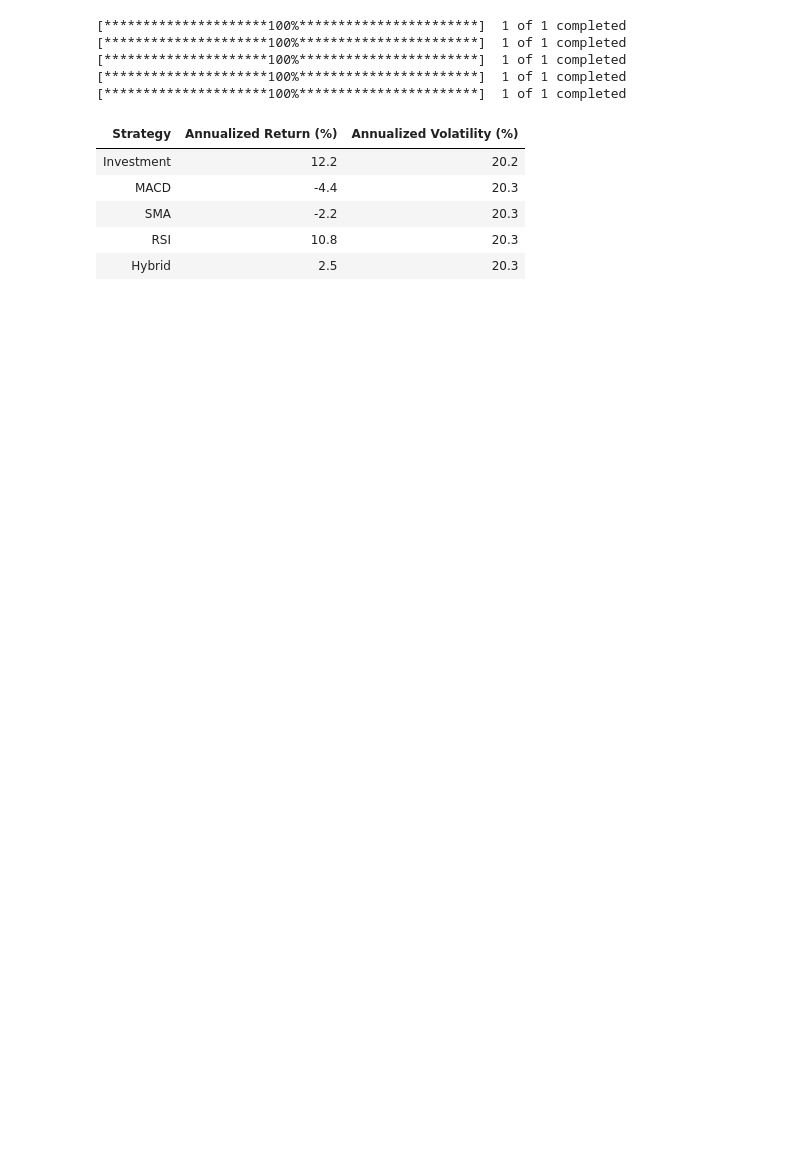
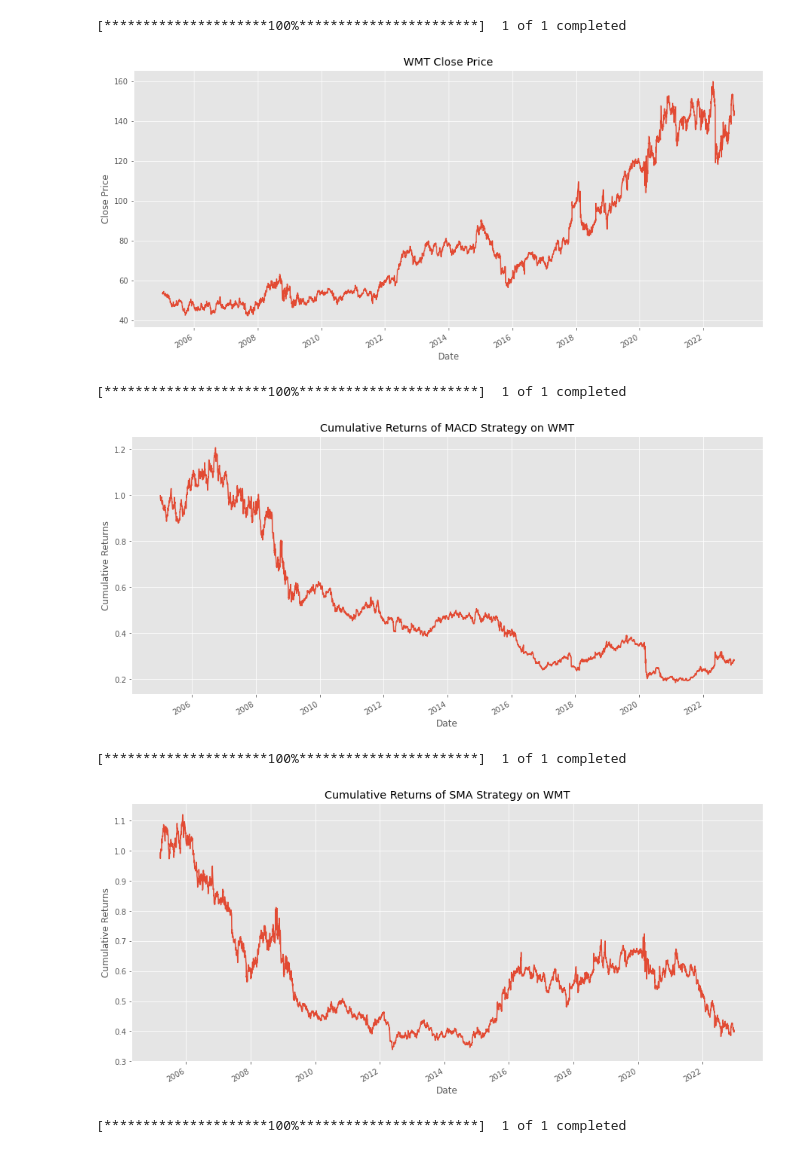
Before and after one commit to joepopop/real_time_financial_info_management, a Jupyter notebook: trading_algorithms.ipynb, the cells around one changed output. Drawn from its saved outputs; the diff is of its cells as text; code cells hidden in the pictures; blank space fills up the shorter version.

```diff
--- a/trading_algorithms.ipynb
+++ b/trading_algorithms.ipynb
@@ -159,14 +196,10 @@ def Hybrid():
 # %%
-sum_table('WMT', '2012-1-1', [MACD, SMA, RSI])
+sum_vis('WMT', '2005-1-1', [MACD, SMA, RSI])
 # %% [output]
 [*********************100%***********************]  1 of 1 completed
-[*********************100%***********************]  1 of 1 completed
-[*********************100%***********************]  1 of 1 completed
-[*********************100%***********************]  1 of 1 completed
-[*********************100%***********************]  1 of 1 completed
-| Strategy | Annualized Return (%) | Annualized Volatility (%) |
-| Investment | 12.2 | 20.2 |
-| MACD | -4.4 | 20.3 |
-| SMA | -2.2 | 20.3 |
-| RSI | 10.8 | 20.3 |
-| Hybrid | 2.5 | 20.3 |
+[figure, added]
+[*********************100%***********************]  1 of 1 completed
+[figure, added]
+[*********************100%***********************]  1 of 1 completed
+[figure, added]
+[*********************100%***********************]  1 of 1 completed
```
Also changed, not shown: parts of 5 cells of this notebook.
